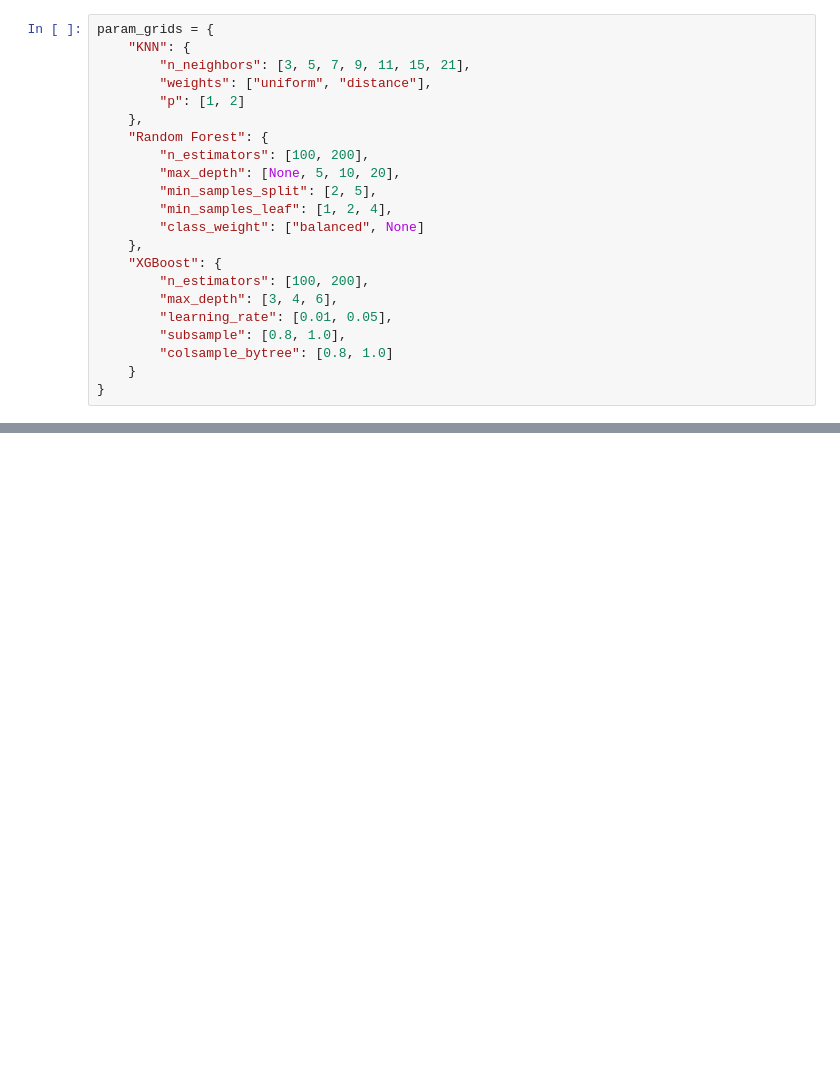
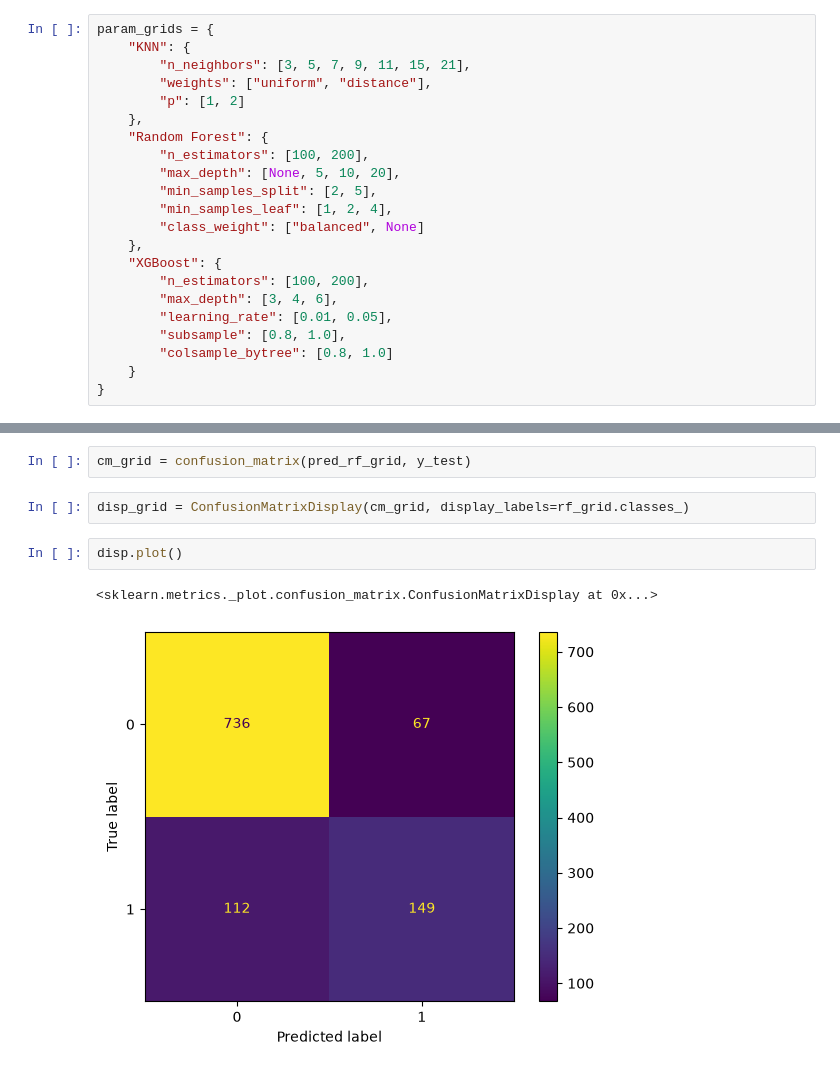
Before and after one commit to Yoann-Rabahi1/qualite_de_vin_ml_project, a Jupyter notebook: EDA.ipynb, the cells around one changed output, grey strips where cells are left out. Saved outputs shown, nothing was run; the diff lists cells and outputs as text; blank space fills up the shorter version.

```diff
--- a/EDA.ipynb
+++ b/EDA.ipynb
@@ -925,0 +960,9 @@ accuracy : 0.841 ± 0.014
+# %%
+cm_grid = confusion_matrix(pred_rf_grid, y_test)
+# %%
+disp_grid = ConfusionMatrixDisplay(cm_grid, display_labels=rf_grid.classes_)
+# %%
+disp.plot()
+# %% [output]
+<sklearn.metrics._plot.confusion_matrix.ConfusionMatrixDisplay at 0x...>
+[figure, added]
```
Also changed, not shown: parts of 14 cells of this notebook.
